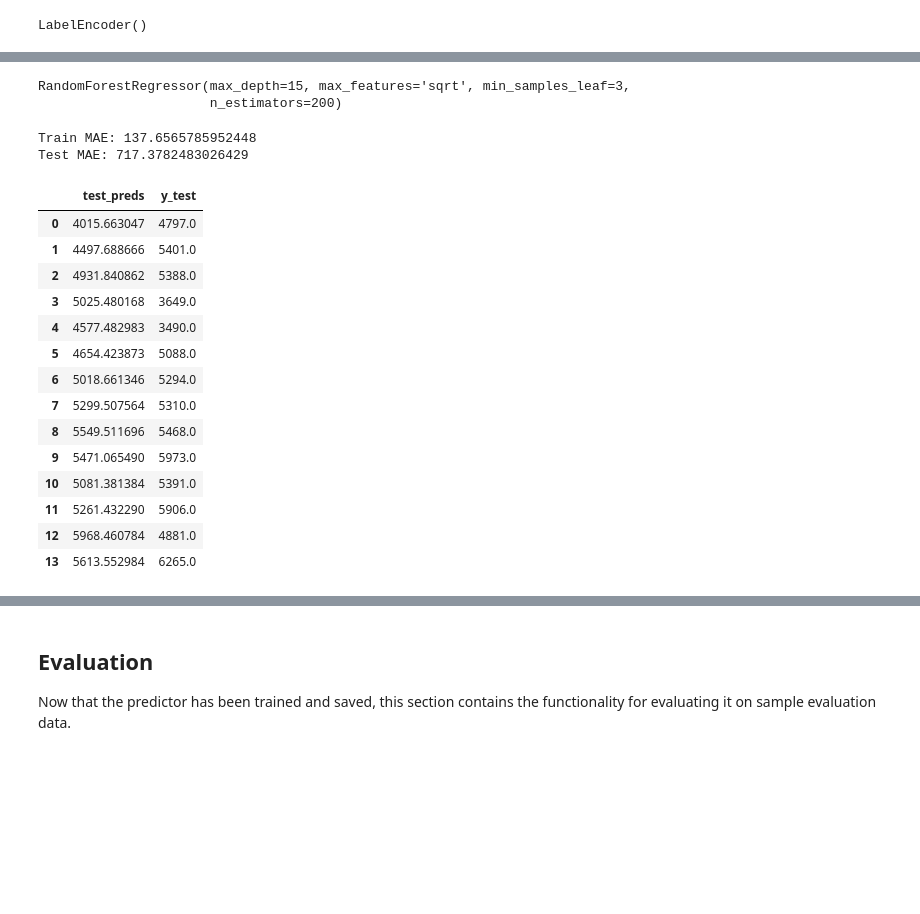
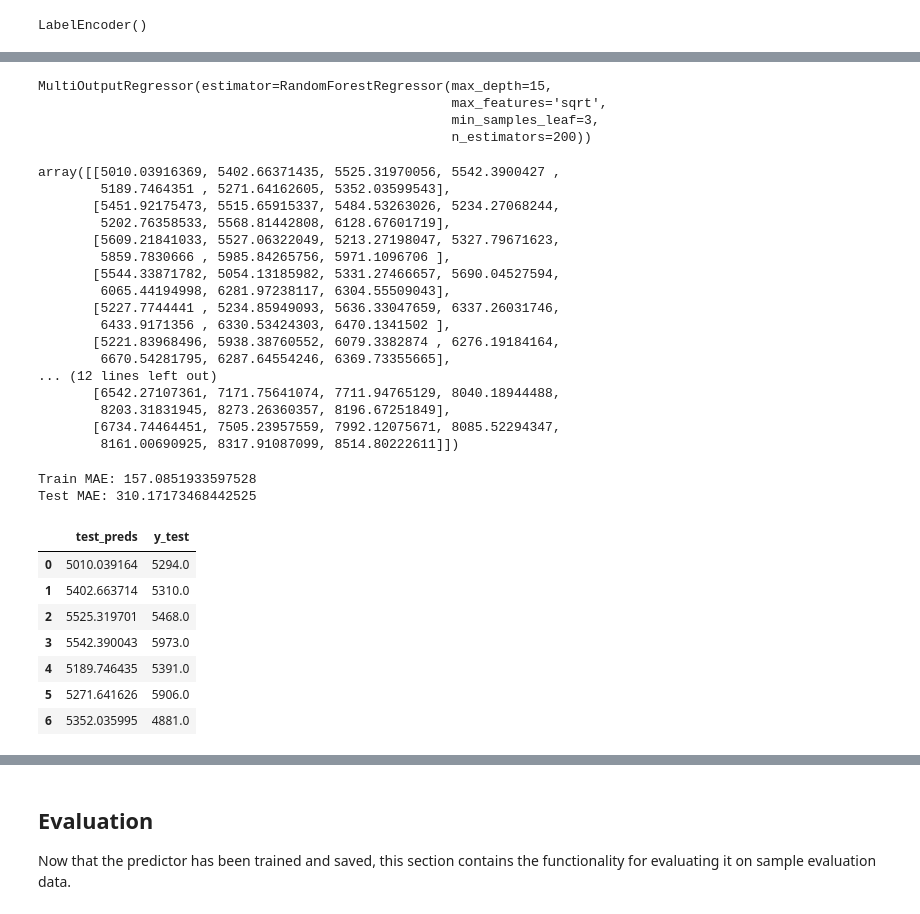
Before and after one commit to brookzhcn/covid-xprize-prawn, a Jupyter notebook: prawn/Linear-Rollout-Model.ipynb, the cells around one changed output, grey strips where cells are left out. Cells and saved outputs as stored; diff of their text form; code cells hidden in the pictures; blank space fills up the shorter version.

Commit message:
multiple output

```diff
--- a/prawn/Linear-Rollout-Model.ipynb
+++ b/prawn/Linear-Rollout-Model.ipynb
@@ -65,7 +65,7 @@ Index(['CountryName', 'CountryCode', 'RegionName', 'RegionCode',
       dtype='object')
 # %%
 # For testing, restrict training data to that before a hypothetical predictor submission date
-HYPOTHETICAL_SUBMISSION_DATE = np.datetime64("2020-11-25")
+HYPOTHETICAL_SUBMISSION_DATE = np.datetime64("2020-12-07")
 df = df[df.Date <= HYPOTHETICAL_SUBMISSION_DATE]
 # %%
 # Add RegionID column that combines CountryName and RegionName for easier manipulation of data
@@ -141,7 +141,7 @@ LabelEncoder()
 # %%
 # Set number of past days to use to make predictions
 # 回看的天数，可以自行设置
-nb_lookback_days = 14
+nb_lookback_days = 21
 
 # Create training data across all countries for predicting one day ahead
 # 用过去一个月的数据预测当天的值
@@ -160,7 +160,7 @@ holdout_num = 14
 
 # 向后预测的天数
 # 0表示向后预测第一天（单步） 1表示向后预测第2天
-PREDICT_DAYS = 0
+PREDICT_DAYS = 6
 
 for g in geo_ids:
     X_samples = []
@@ -222,7 +222,7 @@ for g in geo_ids:
             all_features.append(np.mean(X_nips_future_day, axis=0))
             all_features.append(np.min(X_nips_future_day, axis=0))
         X_sample = np.concatenate(all_features)
-        y_sample = all_case_data[d+PREDICT_DAYS]
+        y_sample = all_case_data[d: d+PREDICT_DAYS+1].flatten()
         X_samples.append(X_sample)
         y_samples.append(y_sample)
 
@@ -248,12 +248,12 @@ for geo, val in X_test_samples.items():
     y_test += y_test_samples[geo]
 
 X_train = np.array(X_train)
-y_train = np.array(y_train).flatten()
+y_train = np.array(y_train)
 
 X_test = np.array(X_train)
-y_test = np.array(y_train).flatten()
+y_test = np.array(y_train)
 
 #30 * 1 + 30 *12 前面30列为过去每天的新增病例 后面360列为过去30天的干预措施逐天叠加在一起
 print(X_train, X_train.shape)
-print(y_train.shape)
+print(y_train, y_train.shape)
 # %% [output]
@@ -295,10 +301,15 @@ def mae(pred, true):
 # with future cases and npis are negatively correlated.
 from sklearn.ensemble import BaggingRegressor
 from sklearn.feature_selection import SelectFromModel
+from sklearn.multioutput import RegressorChain
 from sklearn.ensemble import GradientBoostingRegressor
 from sklearn.pipeline import Pipeline
-from sklearn import svm
+from sklearn.multioutput import MultiOutputRegressor
+
 model = RandomForestRegressor(max_depth=15, max_features='sqrt', n_estimators=200,min_samples_leaf=3,criterion='mse')
+model = MultiOutputRegressor(model)
+
+
 #select_model = svm.SVR(C=1.0, epsilon=0.2)
 #model = Pipeline([
 #  ('feature_selection', SelectFromModel(select_model)),
@@ -308,34 +319,48 @@ model = RandomForestRegressor(max_depth=15, max_features='sqrt', n_estimators=20
 # Fit model
 model.fit(X_train, y_train)
 # %% [output]
-RandomForestRegressor(max_depth=15, max_features='sqrt', min_samples_leaf=3,
-                      n_estimators=200)
+MultiOutputRegressor(estimator=RandomForestRegressor(max_depth=15,
+                                                     max_features='sqrt',
+                                                     min_samples_leaf=3,
+                                                     n_estimators=200))
+# %%
+model.predict(X_geo_test)
+# %% [output]
+array([[5010.03916369, 5402.66371435, 5525.31970056, 5542.3900427 ,
+        5189.7464351 , 5271.64162605, 5352.03599543],
+       [5451.92175473, 5515.65915337, 5484.53263026, 5234.27068244,
+        5202.76358533, 5568.81442808, 6128.67601719],
+       [5609.21841033, 5527.06322049, 5213.27198047, 5327.79671623,
+        5859.7830666 , 5985.84265756, 5971.1096706 ],
+       [5544.33871782, 5054.13185982, 5331.27466657, 5690.04527594,
+        6065.44194998, 6281.97238117, 6304.55509043],
+       [5227.7744441 , 5234.85949093, 5636.33047659, 6337.26031746,
+        6433.9171356 , 6330.53424303, 6470.1341502 ],
+       [5221.83968496, 5938.38760552, 6079.3382874 , 6276.19184164,
+        6670.54281795, 6287.64554246, 6369.73355665],
+... (12 lines left out)
+       [6542.27107361, 7171.75641074, 7711.94765129, 8040.18944488,
+        8203.31831945, 8273.26360357, 8196.67251849],
+       [6734.74464451, 7505.23957559, 7992.12075671, 8085.52294347,
+        8161.00690925, 8317.91087099, 8514.80222611]])
 # %%
 # Evaluate model
 train_preds = model.predict(X_train)
 train_preds = np.maximum(train_preds, 0) # Don't predict negative cases
 print('Train MAE:', mae(train_preds, y_train))
 
 test_preds = model.predict(X_geo_test)
 test_preds = np.maximum(test_preds, 0) # Don't predict negative cases
-print('Test MAE:', mae(test_preds, y_geo_test))
-df = pd.DataFrame({'test_preds': test_preds, 'y_test': y_geo_test.flatten()})
-df
+print('Test MAE:', mae(test_preds[0], y_geo_test[0]))
+pd.DataFrame({'test_preds': test_preds[0], 'y_test': y_geo_test[0].flatten()})
 # %% [output]
-Train MAE: 137.6565785952448
-Test MAE: 717.3782483026429
+Train MAE: 157.0851933597528
+Test MAE: 310.17173468442525
 |  | test_preds | y_test |
-| 0 | 4015.663047 | 4797.0 |
-| 1 | 4497.688666 | 5401.0 |
-| 2 | 4931.840862 | 5388.0 |
-| 3 | 5025.480168 | 3649.0 |
-| 4 | 4577.482983 | 3490.0 |
-| 5 | 4654.423873 | 5088.0 |
-| 6 | 5018.661346 | 5294.0 |
-| 7 | 5299.507564 | 5310.0 |
-| 8 | 5549.511696 | 5468.0 |
-| 9 | 5471.065490 | 5973.0 |
-| 10 | 5081.381384 | 5391.0 |
-| 11 | 5261.432290 | 5906.0 |
-| 12 | 5968.460784 | 4881.0 |
-| 13 | 5613.552984 | 6265.0 |
+| 0 | 5010.039164 | 5294.0 |
+| 1 | 5402.663714 | 5310.0 |
+| 2 | 5525.319701 | 5468.0 |
+| 3 | 5542.390043 | 5973.0 |
+| 4 | 5189.746435 | 5391.0 |
+| 5 | 5271.641626 | 5906.0 |
+| 6 | 5352.035995 | 4881.0 |
```
Also changed, not shown: parts of 5 cells of this notebook.
